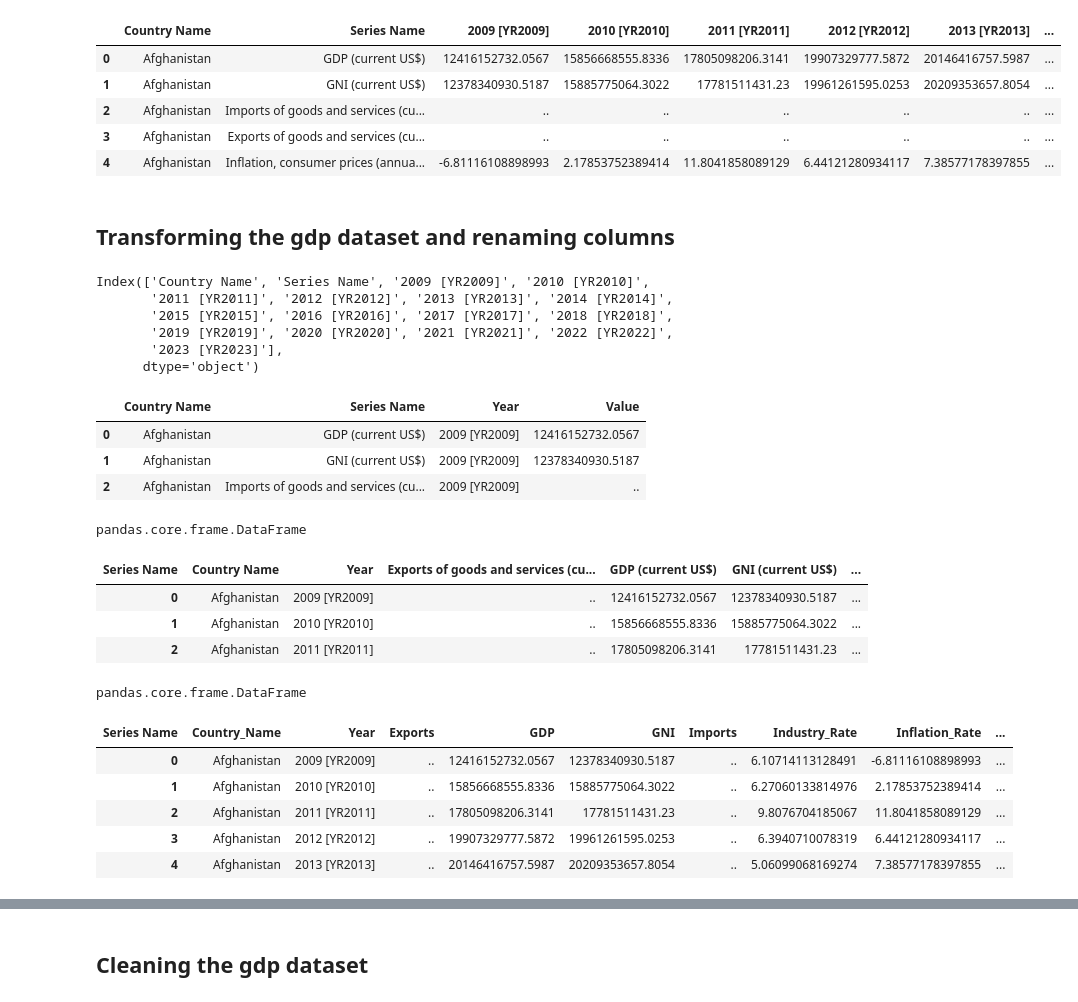
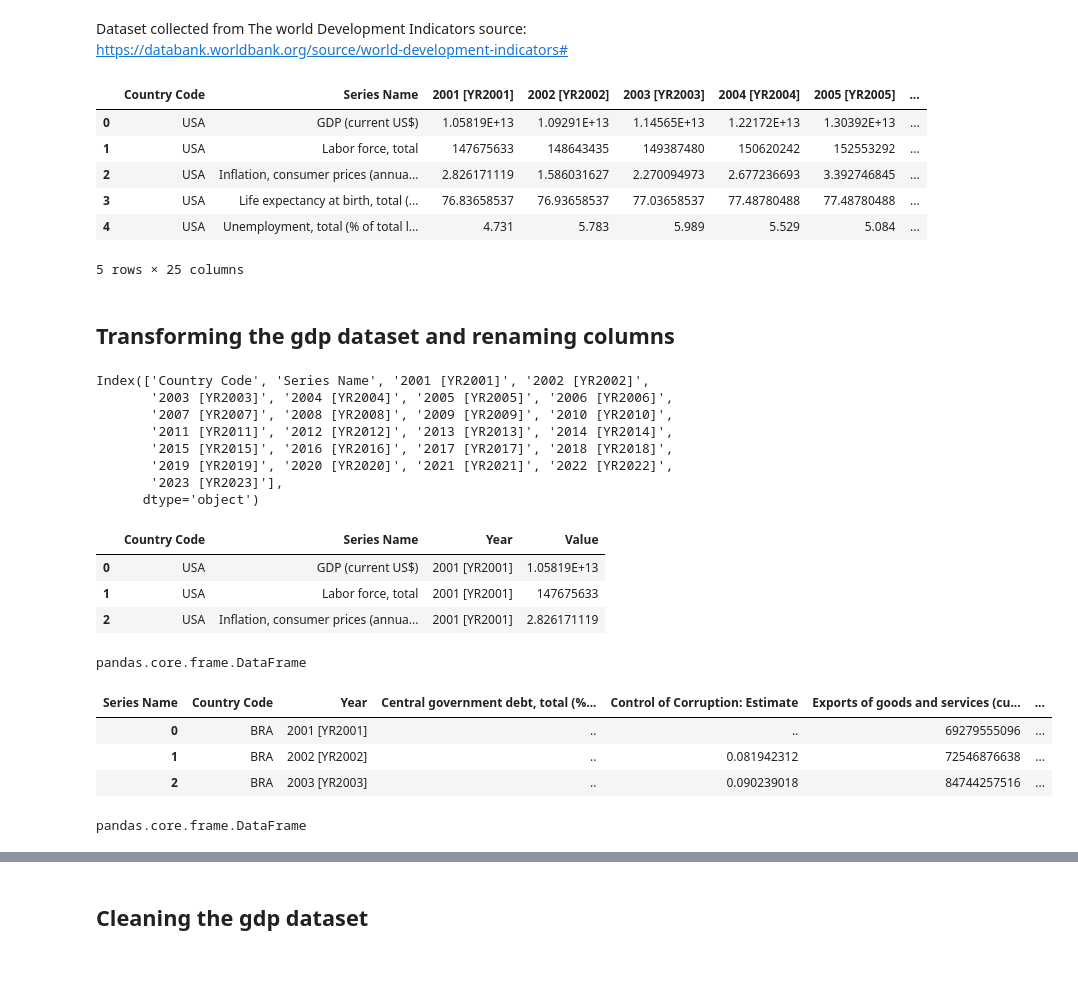
Before and after one commit to koto253/Data_Science_Portfolio, a Jupyter notebook: GDP_Economic_Indicators_Data_Analysis/gdp_economic_indicators_data_analysis.ipynb, the cells around one changed output, grey strips where cells are left out. Drawn from its saved outputs; the diff is of its cells as text; code cells hidden in the pictures; blank space fills up the shorter version.

```diff
--- a/GDP_Economic_Indicators_Data_Analysis/gdp_economic_indicators_data_analysis.ipynb
+++ b/GDP_Economic_Indicators_Data_Analysis/gdp_economic_indicators_data_analysis.ipynb
@@ -3,34 +3,40 @@ import pandas as pd
 import numpy as np
 import matplotlib.pyplot as plt
 import seaborn as sns
+# %% [markdown]
+Dataset collected from The world Development Indicators
+source: https://databank.worldbank.org/source/world-development-indicators#
 # %%
 # loading the dataset
-df = pd.read_csv('../Dataset/word_develop_ind.csv')
+df = pd.read_csv('../Dataset/word_development_indicators.csv')
 df.head()
 # %% [output]
-|  | Country Name | Series Name | 2009 [YR2009] | 2010 [YR2010] | 2011 [YR2011] | 2012 [YR2012] | 2013 [YR2013] | ... |
-| 0 | Afghanistan | GDP (current US$) | 12416152732.0567 | 15856668555.8336 | 17805098206.3141 | 19907329777.5872 | 20146416757.5987 | ... |
-| 1 | Afghanistan | GNI (current US$) | 12378340930.5187 | 15885775064.3022 | 17781511431.23 | 19961261595.0253 | 20209353657.8054 | ... |
-| 2 | Afghanistan | Imports of goods and services (cu... | .. | .. | .. | .. | .. | ... |
-| 3 | Afghanistan | Exports of goods and services (cu... | .. | .. | .. | .. | .. | ... |
-| 4 | Afghanistan | Inflation, consumer prices (annua... | -6.81116108898993 | 2.17853752389414 | 11.8041858089129 | 6.44121280934117 | 7.38577178397855 | ... |
+|  | Country Code | Series Name | 2001 [YR2001] | 2002 [YR2002] | 2003 [YR2003] | 2004 [YR2004] | 2005 [YR2005] | ... |
+| 0 | USA | GDP (current US$) | 1.05819E+13 | 1.09291E+13 | 1.14565E+13 | 1.22172E+13 | 1.30392E+13 | ... |
+| 1 | USA | Labor force, total | 147675633 | 148643435 | 149387480 | 150620242 | 152553292 | ... |
+| 2 | USA | Inflation, consumer prices (annua... | 2.826171119 | 1.586031627 | 2.270094973 | 2.677236693 | 3.392746845 | ... |
+| 3 | USA | Life expectancy at birth, total (... | 76.83658537 | 76.93658537 | 77.03658537 | 77.48780488 | 77.48780488 | ... |
+| 4 | USA | Unemployment, total (% of total l... | 4.731 | 5.783 | 5.989 | 5.529 | 5.084 | ... |
+5 rows × 25 columns
 # %% [markdown]
 ## Transforming the gdp dataset and renaming columns
 # %%
 df.columns
 # %% [output]
-Index(['Country Name', 'Series Name', '2009 [YR2009]', '2010 [YR2010]',
+Index(['Country Code', 'Series Name', '2001 [YR2001]', '2002 [YR2002]',
+       '2003 [YR2003]', '2004 [YR2004]', '2005 [YR2005]', '2006 [YR2006]',
+       '2007 [YR2007]', '2008 [YR2008]', '2009 [YR2009]', '2010 [YR2010]',
        '2011 [YR2011]', '2012 [YR2012]', '2013 [YR2013]', '2014 [YR2014]',
        '2015 [YR2015]', '2016 [YR2016]', '2017 [YR2017]', '2018 [YR2018]',
        '2019 [YR2019]', '2020 [YR2020]', '2021 [YR2021]', '2022 [YR2022]',
        '2023 [YR2023]'],
       dtype='object')
 # %%
-df_melted = df.melt(id_vars=['Country Name', 'Series Name'], var_name='Year', value_name='Value')
-df_melted.head(3)
+df = df.melt(id_vars=['Country Code', 'Series Name'], var_name='Year', value_name='Value')
+df.head(3)
 # %% [output]
-|  | Country Name | Series Name | Year | Value |
-| 0 | Afghanistan | GDP (current US$) | 2009 [YR2009] | 12416152732.0567 |
-| 1 | Afghanistan | GNI (current US$) | 2009 [YR2009] | 12378340930.5187 |
-| 2 | Afghanistan | Imports of goods and services (cu... | 2009 [YR2009] | .. |
+|  | Country Code | Series Name | Year | Value |
+| 0 | USA | GDP (current US$) | 2001 [YR2001] | 1.05819E+13 |
+| 1 | USA | Labor force, total | 2001 [YR2001] | 147675633 |
+| 2 | USA | Inflation, consumer prices (annua... | 2001 [YR2001] | 2.826171119 |
 # %%
@@ -38,11 +44,11 @@ type(df_melted)
 # %% [output]
 pandas.core.frame.DataFrame
 # %%
-pivot_df =  df_melted.pivot(index=['Country Name', 'Year'], columns= 'Series Name', values='Value').reset_index()
-pivot_df.head(3)
+df =  df.pivot(index=['Country Code', 'Year'], columns= 'Series Name', values='Value').reset_index()
+df.head(3)
 # %% [output]
-| Series Name | Country Name | Year | Exports of goods and services (cu... | GDP (current US$) | GNI (current US$) | ... |
-| 0 | Afghanistan | 2009 [YR2009] | .. | 12416152732.0567 | 12378340930.5187 | ... |
-| 1 | Afghanistan | 2010 [YR2010] | .. | 15856668555.8336 | 15885775064.3022 | ... |
-| 2 | Afghanistan | 2011 [YR2011] | .. | 17805098206.3141 | 17781511431.23 | ... |
+| Series Name | Country Code | Year | Central government debt, total (%... | Control of Corruption: Estimate | Exports of goods and services (cu... | ... |
+| 0 | BRA | 2001 [YR2001] | .. | .. | 69279555096 | ... |
+| 1 | BRA | 2002 [YR2002] | .. | 0.081942312 | 72546876638 | ... |
+| 2 | BRA | 2003 [YR2003] | .. | 0.090239018 | 84744257516 | ... |
 # %%
@@ -63,10 +57,0 @@ pivot_df.rename(columns={ 'Labor force, total': 'Labor_Force',
-# %%
-renamed_df = pivot_df
-renamed_df.head()
-# %% [output]
-| Series Name | Country_Name | Year | Exports | GDP | GNI | Imports | Industry_Rate | Inflation_Rate | ... |
-| 0 | Afghanistan | 2009 [YR2009] | .. | 12416152732.0567 | 12378340930.5187 | .. | 6.10714113128491 | -6.81116108898993 | ... |
-| 1 | Afghanistan | 2010 [YR2010] | .. | 15856668555.8336 | 15885775064.3022 | .. | 6.27060133814976 | 2.17853752389414 | ... |
-| 2 | Afghanistan | 2011 [YR2011] | .. | 17805098206.3141 | 17781511431.23 | .. | 9.8076704185067 | 11.8041858089129 | ... |
-| 3 | Afghanistan | 2012 [YR2012] | .. | 19907329777.5872 | 19961261595.0253 | .. | 6.3940710078319 | 6.44121280934117 | ... |
-| 4 | Afghanistan | 2013 [YR2013] | .. | 20146416757.5987 | 20209353657.8054 | .. | 5.06099068169274 | 7.38577178397855 | ... |
```
Also changed, not shown: parts of 46 cells of this notebook, 3 other files.
